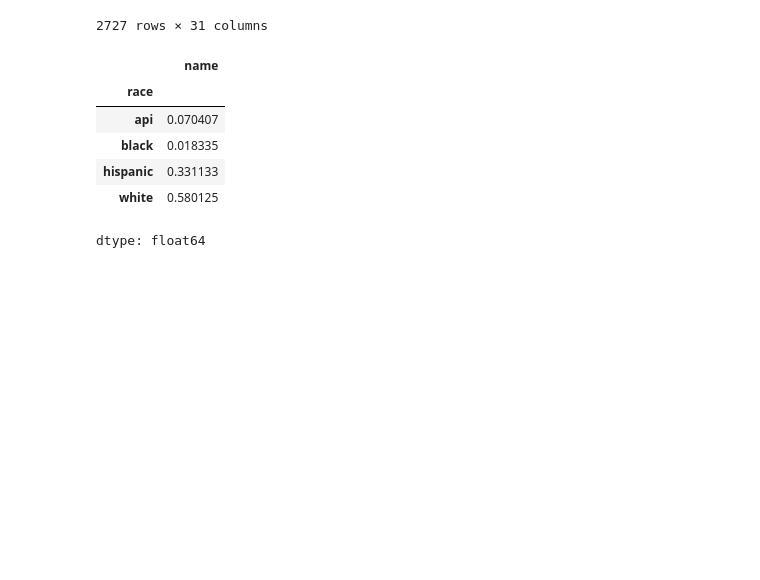
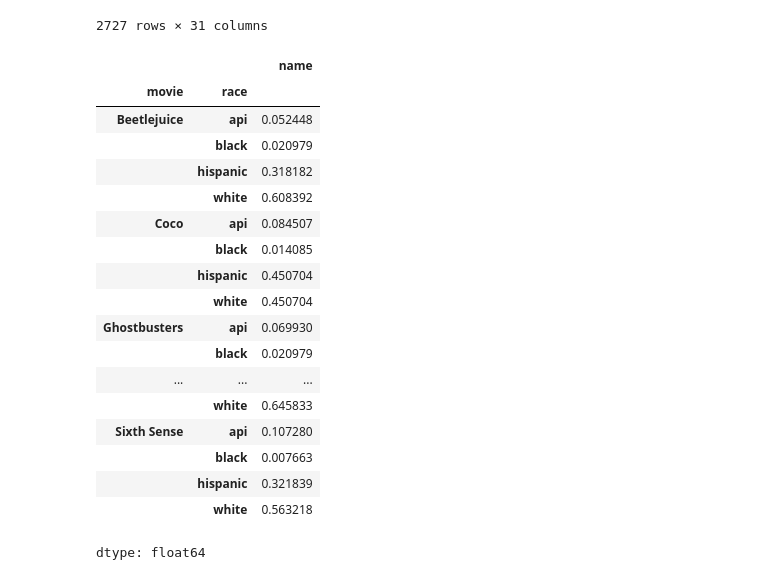
Before and after one commit to newmantldr/MUTS25, a Jupyter notebook: MUTS25.ipynb, the cells around one changed output. Drawn from its saved outputs; the diff is of its cells as text; code cells hidden in the pictures; blank space fills up the shorter version.

```diff
--- a/MUTS25.ipynb
+++ b/MUTS25.ipynb
@@ -136,13 +136,25 @@ moviesTXT
 # %%
 ## Group by predicted race and find percentage of each race attend
 
-raceGrpd = moviesTXT.groupby('race').count()
-raceGrpd['name']/raceGrpd['name'].sum()
+raceGrpd = moviesTXT.groupby(['movie', 'race']).count()
+raceGrpd['name']/raceGrpd['name'].groupby(level=0).sum()
 # %% [output]
-|  | name |
-| race |  |
-| api | 0.070407 |
-| black | 0.018335 |
-| hispanic | 0.331133 |
-| white | 0.580125 |
+|  |  | name |
+| movie | race |  |
+| Beetlejuice | api | 0.052448 |
+|  | black | 0.020979 |
+|  | hispanic | 0.318182 |
+|  | white | 0.608392 |
+| Coco | api | 0.084507 |
+|  | black | 0.014085 |
+|  | hispanic | 0.450704 |
+|  | white | 0.450704 |
+| Ghostbusters | api | 0.069930 |
+|  | black | 0.020979 |
+| ... | ... | ... |
+|  | white | 0.645833 |
+| Sixth Sense | api | 0.107280 |
+|  | black | 0.007663 |
+|  | hispanic | 0.321839 |
+|  | white | 0.563218 |
 dtype: float64
```
Also changed, not shown: parts of 8 cells of this notebook.
